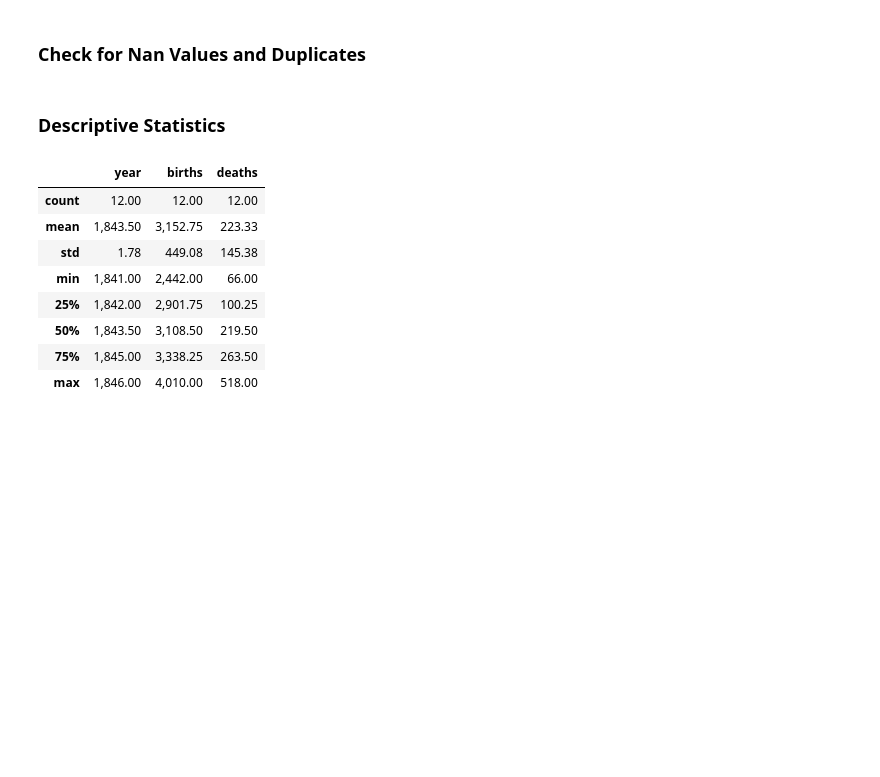
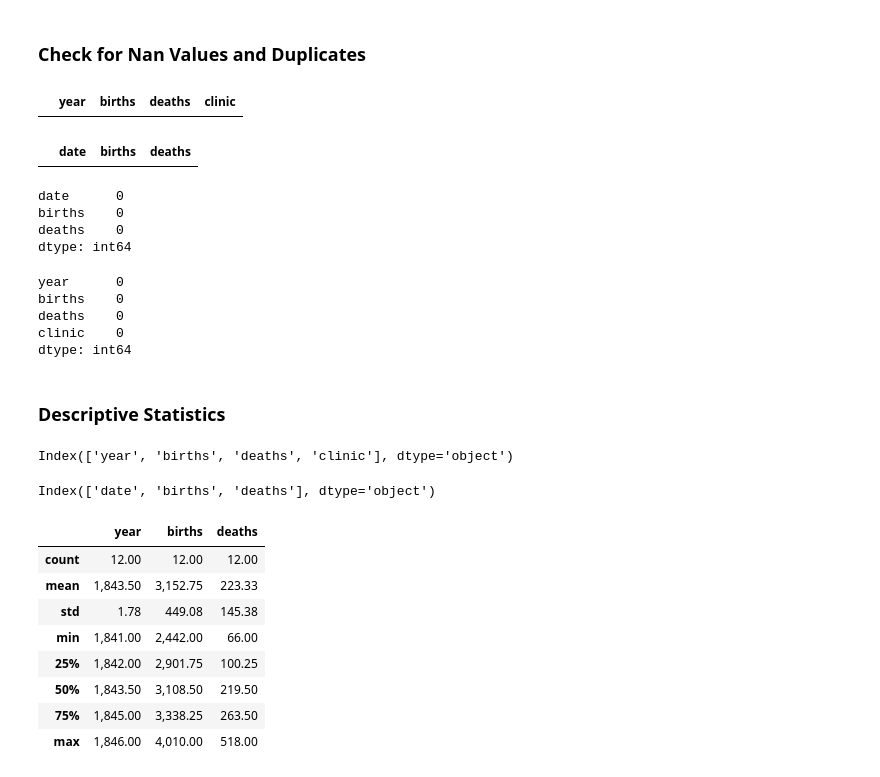
Before and after one commit to womaro/Story, a Jupyter notebook: Dr_Semmelweis_Handwashing_Discovery_(start).ipynb, the cells around one changed output. Cells and saved outputs as stored; diff of their text form; code cells hidden in the pictures; blank space fills up the shorter version.

```diff
--- a/Dr_Semmelweis_Handwashing_Discovery_(start).ipynb
+++ b/Dr_Semmelweis_Handwashing_Discovery_(start).ipynb
@@ -70,8 +70,41 @@ df_monthly.shape
 (98, 3)
 # %% [markdown]
 ### Check for Nan Values and Duplicates
+# %%
+duplicates_y = df_yearly[df_yearly.duplicated()]
+duplicates_y.head()
+# %% [output]
+|  | year | births | deaths | clinic |
+# %%
+duplicates_m = df_monthly[df_monthly.duplicated()]
+duplicates_m.head()
+# %% [output]
+|  | date | births | deaths |
+# %%
+df_monthly.isna().sum()
+# %% [output]
+date      0
+births    0
+deaths    0
+dtype: int64
+# %%
+df_yearly.isna().sum()
+# %% [output]
+year      0
+births    0
+deaths    0
+clinic    0
+dtype: int64
 # %% [markdown]
 ### Descriptive Statistics
+# %%
+df_yearly.columns
+# %% [output]
+Index(['year', 'births', 'deaths', 'clinic'], dtype='object')
+# %%
+df_monthly.columns()
+# %% [output]
+Index(['date', 'births', 'deaths'], dtype='object')
 # %%
 df_yearly.describe()
 # %% [output]
```
